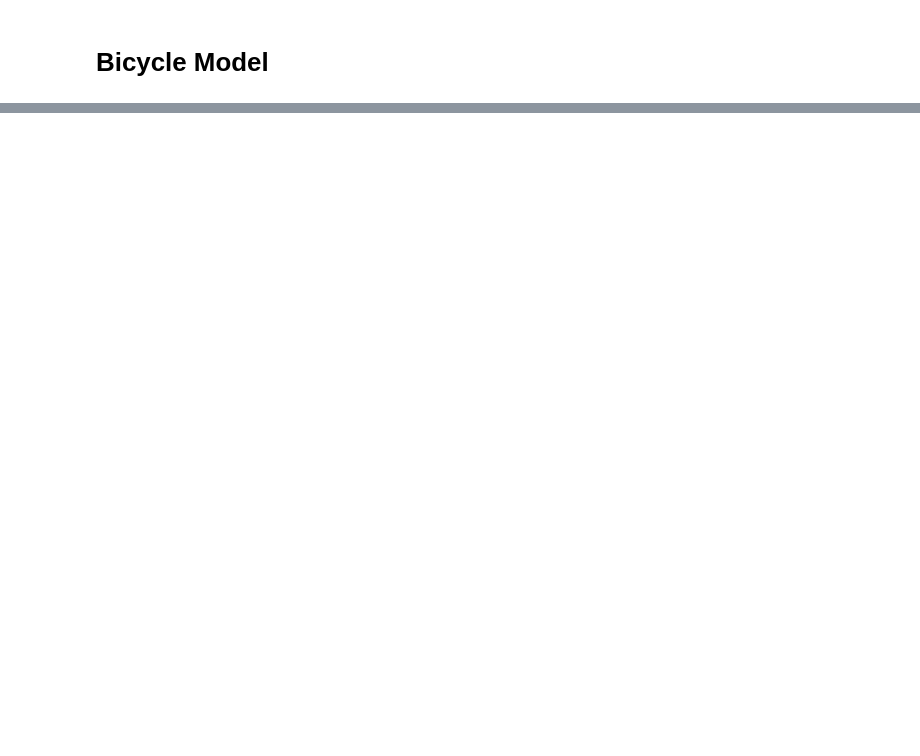
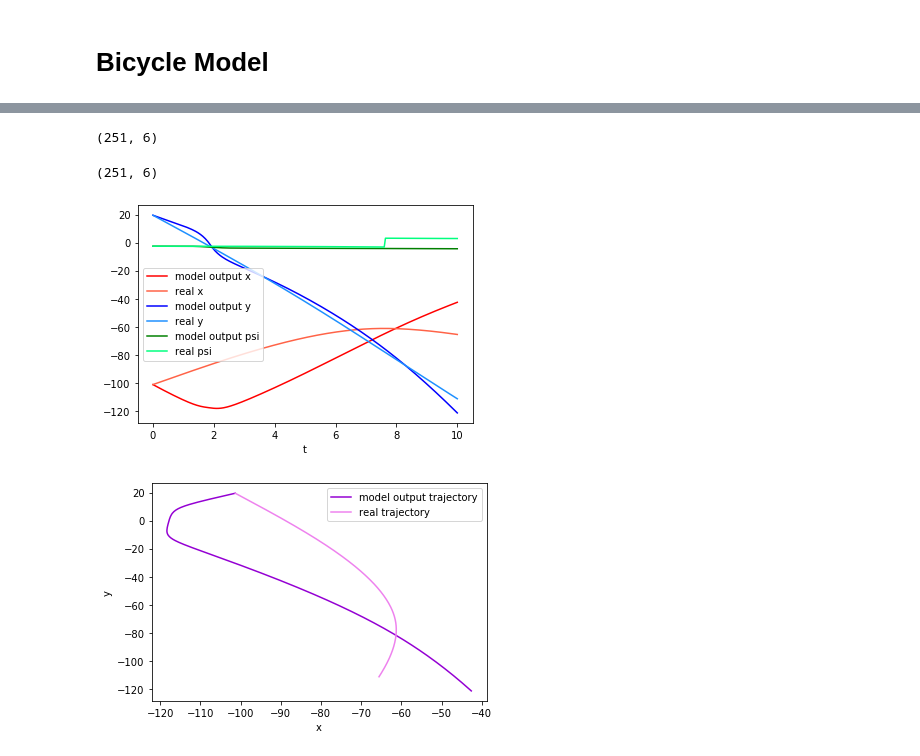
Before and after one commit to kying18/param-estimation, a Jupyter notebook: Bicycle Model.ipynb, the cells around one changed output, grey strips where cells are left out. Cells and saved outputs as stored; diff of their text form; code cells hidden in the pictures; blank space fills up the shorter version.

```diff
--- a/Bicycle Model.ipynb
+++ b/Bicycle Model.ipynb
@@ -139,0 +139,50 @@ df
+# %%
+pred = odeint(bicycle_model, u0, t, args=(p0,))
+pred.shape
+# %% [output]
+(251, 6)
+# %%
+sol = data[data.time.between(0, timespan)][data.columns[1:7]].to_numpy()
+# %%
+sol.shape
+# %% [output]
+(251, 6)
+# %%
+# TODO: probably want to normalize this error
+l2 = np.square(sol - pred).sum()
+
+def cost(p):
+    pred = odeint(bicycle_model, u0, t, args=(p,))
+    return np.square(sol - pred).sum()
+# %%
+minimization = minimize(cost, p0, method='Nelder-Mead', tol=1000, options={'maxiter':1e3})
+# %%
+def plot_new_params(p):
+    new_sol = odeint(bicycle_model, u0, t, args=(p,))
+
+    # let's plot this solution to see what it looks like against the real
+    plt.plot(t, new_sol[:, 0], 'r', label='model output x')
+    plt.plot(t, data['x'][:num_pts], 'tomato', label='real x')
+    plt.plot(t, new_sol[:, 1], 'b', label='model output y')
+    plt.plot(t, data['y'][:num_pts], 'dodgerblue', label='real y')
+    plt.plot(t, new_sol[:, 2], 'g', label='model output psi')
+    plt.plot(t, data['psi'][:num_pts], 'springgreen', label='real psi')
+
+
+    plt.legend(loc='best')
+    plt.xlabel('t')
+    plt.show()
+
+
+    # let's plot just the xy trajectory
+    plt.plot(new_sol[:, 0], new_sol[:, 1], 'darkviolet', label='model output trajectory')
+    plt.plot(data['x'][:num_pts], data['y'][:num_pts], 'violet', label='real trajectory')
+    plt.legend(loc='best')
+    plt.xlabel('x')
+    plt.ylabel('y')
+    plt.show()
+# %%
+plot_new_params(tuple(minimization.x))
+# %% [output]
+[figure, added]
+[figure, added]
```
Also changed, not shown: parts of 19 cells of this notebook, 1 other file.
